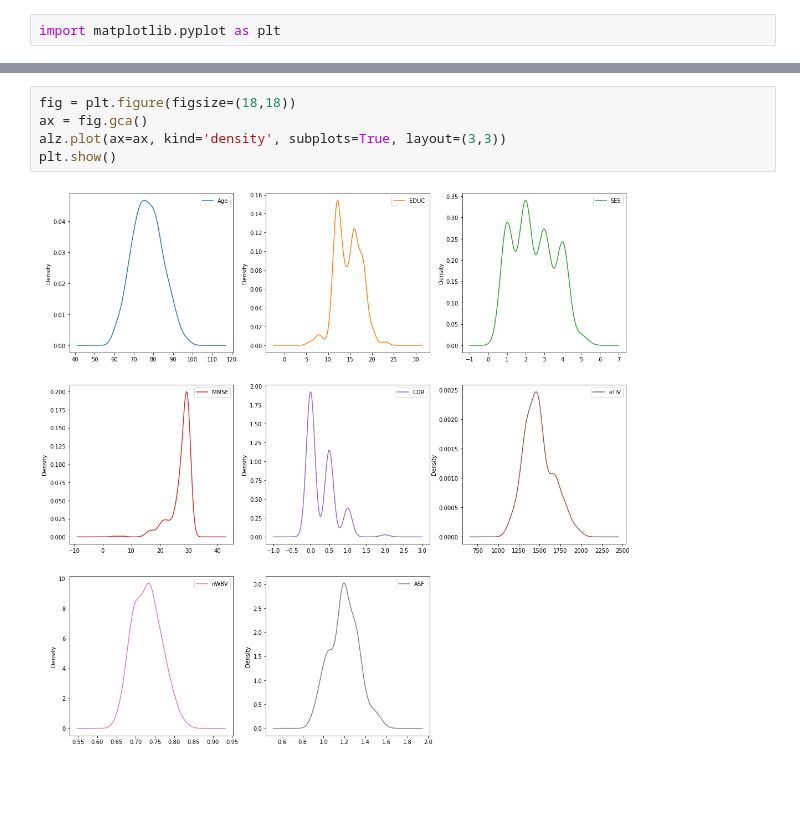
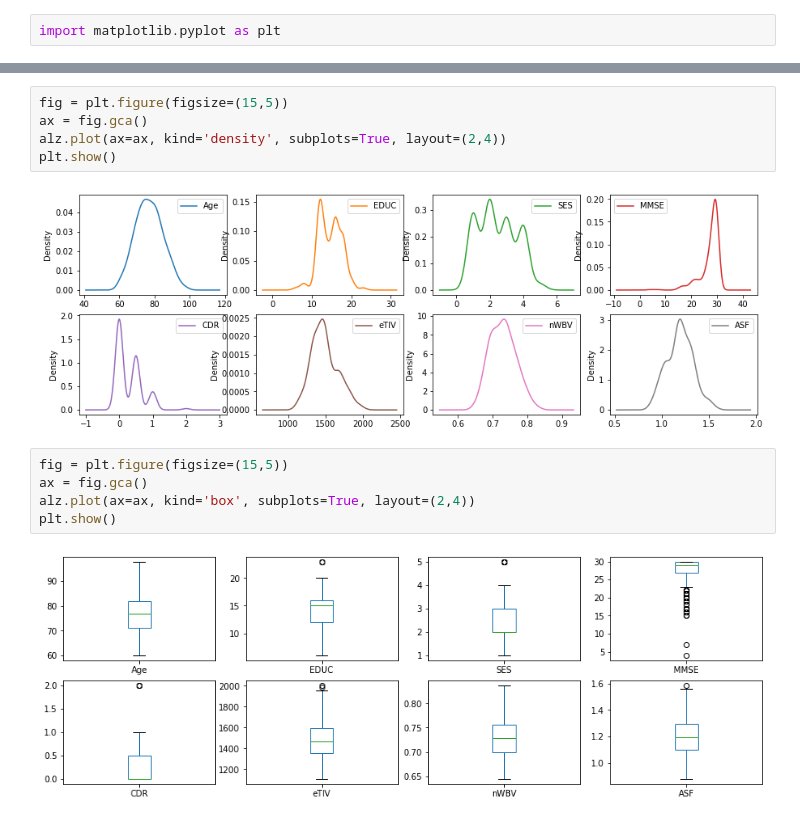
Before and after one commit to the-other-mariana/data-mining, a Jupyter notebook: week1-2/alzheimer-db.ipynb, the cells around one changed output, grey strips where cells are left out. Saved outputs shown, nothing was run; the diff lists cells and outputs as text; blank space fills up the shorter version.

```diff
--- a/week1-2/alzheimer-db.ipynb
+++ b/week1-2/alzheimer-db.ipynb
@@ -119,7 +129,14 @@ plt.show()
 # %%
-fig = plt.figure(figsize=(18,18))
+fig = plt.figure(figsize=(15,5))
 ax = fig.gca()
-alz.plot(ax=ax, kind='density', subplots=True, layout=(3,3))
+alz.plot(ax=ax, kind='density', subplots=True, layout=(2,4))
 plt.show()
 # %% [output]
-[figure, old version]
+[figure, new version]
+# %%
+fig = plt.figure(figsize=(15,5))
+ax = fig.gca()
+alz.plot(ax=ax, kind='box', subplots=True, layout=(2,4))
+plt.show()
+# %% [output]
+[figure, added]
```
Also changed, not shown: parts of 2 cells of this notebook, 17 other files.
